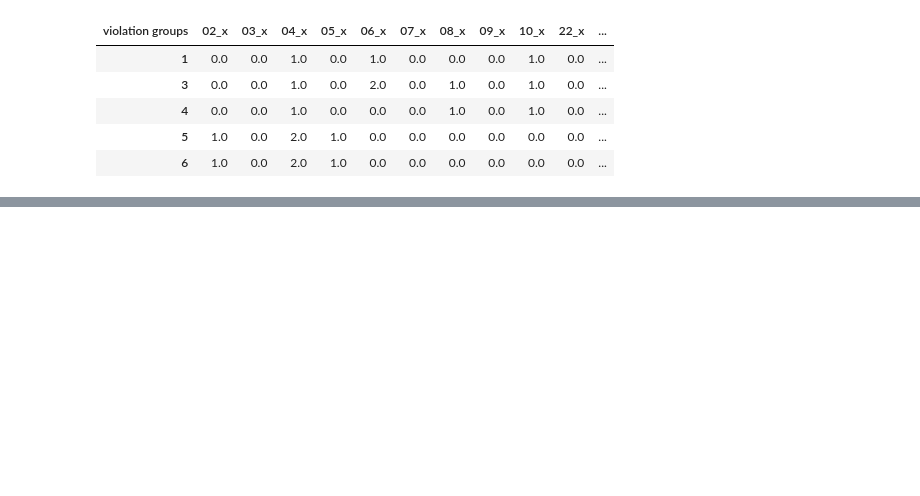
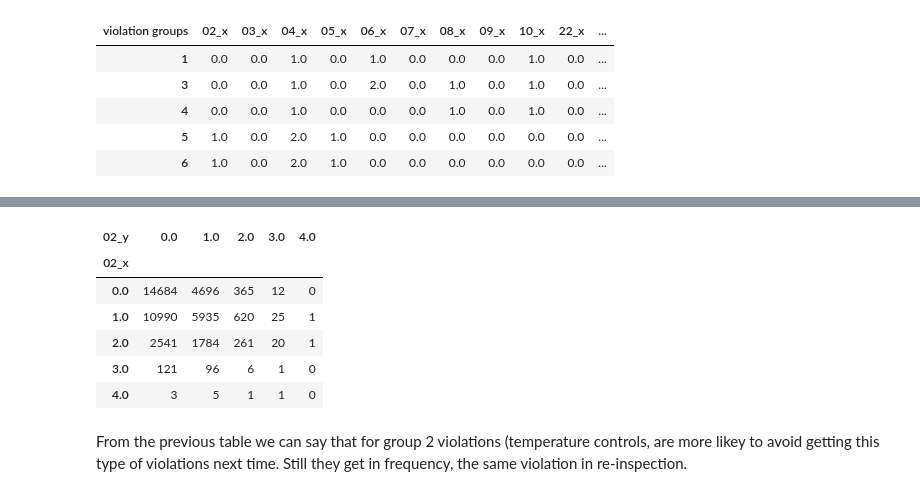
Before and after one commit to chenHub00/restaurant_inspections, a Jupyter notebook: DataPreparation-CycleInspections.ipynb, the cells around one changed output, grey strips where cells are left out. Cells and saved outputs as stored; diff of their text form; code cells hidden in the pictures; blank space fills up the shorter version.

```diff
--- a/DataPreparation-CycleInspections.ipynb
+++ b/DataPreparation-CycleInspections.ipynb
@@ -281,0 +303,13 @@ table_inspections.head()
+# %%
+pd.crosstab(index=table_inspections['02_x'],
+                          columns=[table_inspections['02_y']])
+# %% [output]
+| 02_y | 0.0 | 1.0 | 2.0 | 3.0 | 4.0 |
+| 02_x |  |  |  |  |  |
+| 0.0 | 14684 | 4696 | 365 | 12 | 0 |
+| 1.0 | 10990 | 5935 | 620 | 25 | 1 |
+| 2.0 | 2541 | 1784 | 261 | 20 | 1 |
+| 3.0 | 121 | 96 | 6 | 1 | 0 |
+| 4.0 | 3 | 5 | 1 | 1 | 0 |
+# %% [markdown]
+From the previous table we can say that for group 2 violations (temperature controls, are more likey to avoid getting this type of violations next time. Still they get in frequency, the same violation in re-inspection.
```
Also changed, not shown: parts of 21 cells of this notebook, 1 other file.
